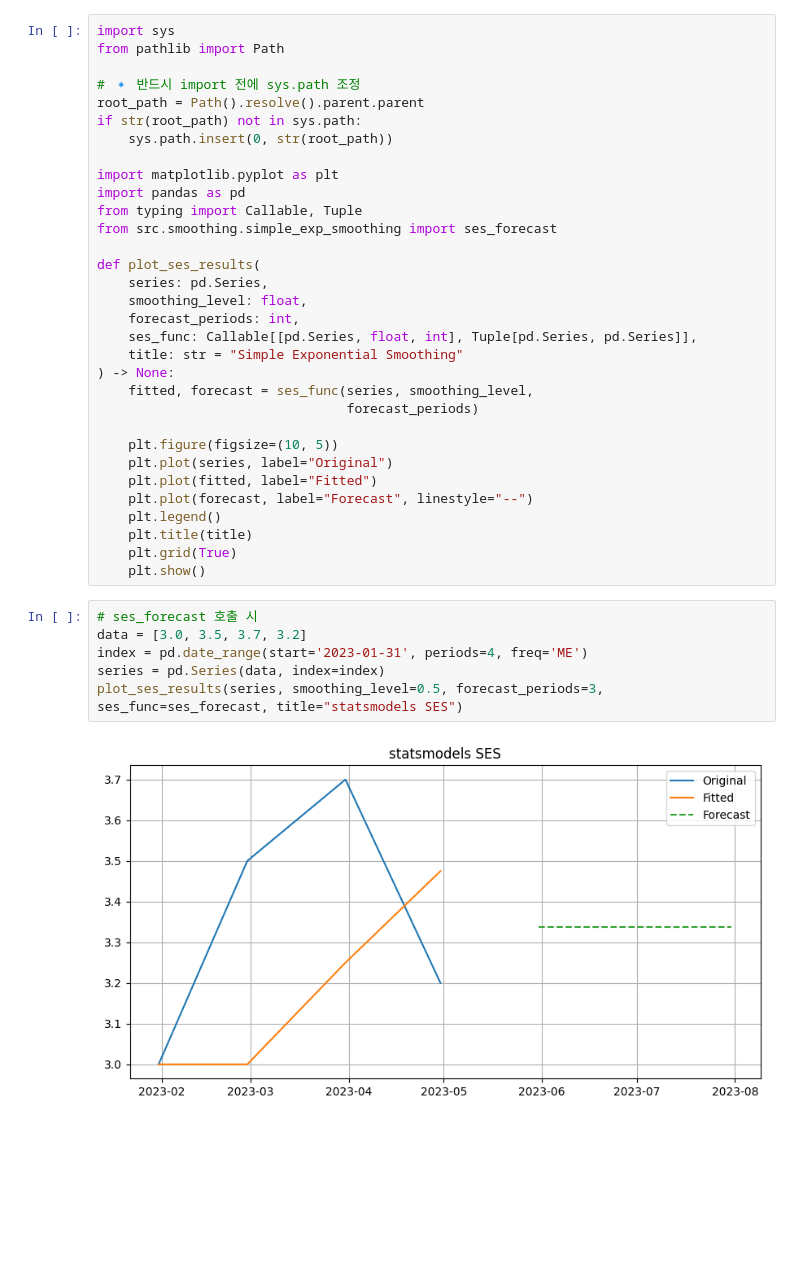
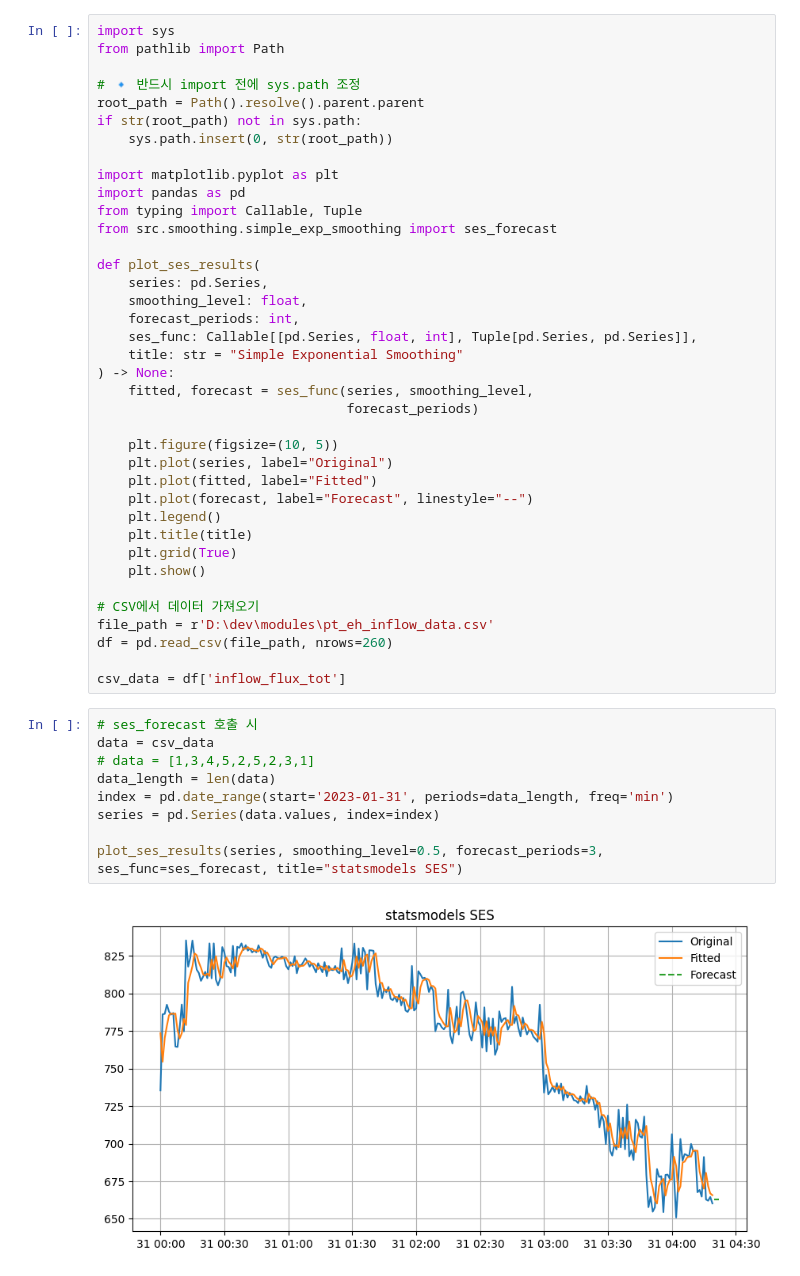
Before and after one commit to easywoo8080/jupyter-outlier-detection, a Jupyter notebook: jupyter/smoothing/simple_exp_smoothing.ipynb, the cells around one changed output. Cells and saved outputs as stored; diff of their text form; blank space fills up the shorter version.

```diff
--- a/jupyter/smoothing/simple_exp_smoothing.ipynb
+++ b/jupyter/smoothing/simple_exp_smoothing.ipynb
@@ -30,11 +30,20 @@ def plot_ses_results(
     plt.title(title)
     plt.grid(True)
     plt.show()
+
+# CSV에서 데이터 가져오기
+file_path = r'D:\dev\modules\pt_eh_inflow_data.csv'
+df = pd.read_csv(file_path, nrows=260)
+
+csv_data = df['inflow_flux_tot']
 # %%
 # ses_forecast 호출 시
-data = [3.0, 3.5, 3.7, 3.2]
-index = pd.date_range(start='2023-01-31', periods=4, freq='ME')
-series = pd.Series(data, index=index)
+data = csv_data
+# data = [1,3,4,5,2,5,2,3,1]
+data_length = len(data)
+index = pd.date_range(start='2023-01-31', periods=data_length, freq='min')
+series = pd.Series(data.values, index=index)
+
 plot_ses_results(series, smoothing_level=0.5, forecast_periods=3, ses_func=ses_forecast, title="statsmodels SES")
 # %% [output]
-[figure, old version]
+[figure, new version]
```
